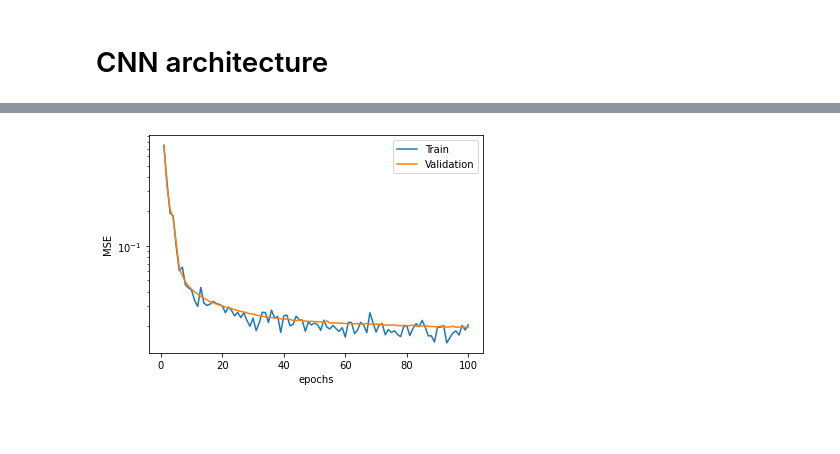
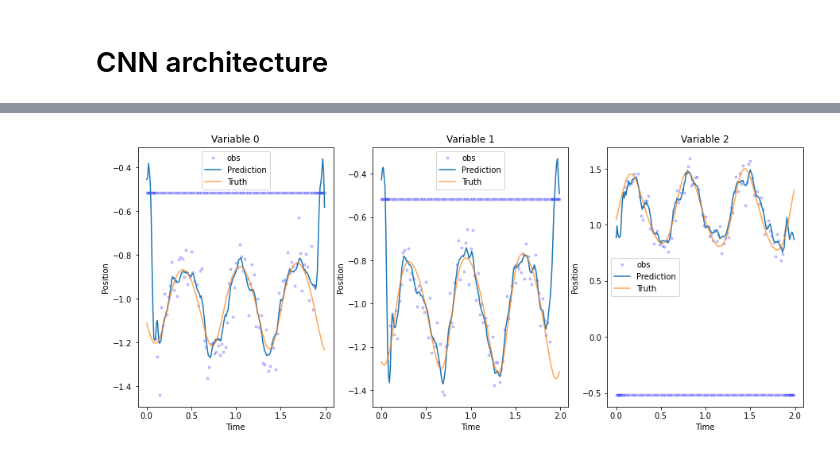
Before and after one commit to cdurand95/DataAssimilationProject, a Jupyter notebook: DAProject_L63_17November.ipynb, the cells around one changed output, grey strips where cells are left out. Cells and saved outputs as stored; diff of their text form; code cells hidden in the pictures; blank space fills up the shorter version.

```diff
--- a/DAProject_L63_17November.ipynb
+++ b/DAProject_L63_17November.ipynb
@@ -139,0 +172,10 @@ CNN : Number of trainable parameters = 12060
+# %%
+model_CNN = CNN()
+
+print(model_CNN)
+print('CNN : Number of trainable parameters = %d'%(sum(p.numel() for p in model_CNN.parameters() if p.requires_grad)))
+
+tb_logger = pl_loggers.TensorBoardLogger("logs/")
+#Train the model
+trainer = pl.Trainer(logger=tb_logger,max_epochs=40,enable_progress_bar=False)
+trainer.fit(model_CNN)
@@ -140,87 +215,12 @@ CNN : Number of trainable parameters = 12060
 # %%
 batch_size=128
-training_dataset     = torch.utils.data.TensorDataset(torch.Tensor(x_train_Init),torch.Tensor(x_train_obs),torch.Tensor(mask_train),torch.Tensor(x_train)) # create your datset
-val_dataset          = torch.utils.data.TensorDataset(torch.Tensor(x_val_Init),torch.Tensor(x_val_obs),torch.Tensor(mask_val),torch.Tensor(x_val)) # create your datset
-test_dataset         = torch.utils.data.TensorDataset(torch.Tensor(x_test_Init),torch.Tensor(x_test_obs),torch.Tensor(mask_test),torch.Tensor(x_test)) # create your datset
+training_dataset   = torch.utils.data.TensorDataset(torch.Tensor(x_train_Init),torch.Tensor(x_train_obs),torch.Tensor(mask_train),torch.Tensor(x_train))
+val_dataset        = torch.utils.data.TensorDataset(torch.Tensor(x_val_Init),torch.Tensor(x_val_obs),torch.Tensor(mask_val),torch.Tensor(x_val))
+test_dataset       = torch.utils.data.TensorDataset(torch.Tensor(x_test_Init),torch.Tensor(x_test_obs),torch.Tensor(mask_test),torch.Tensor(x_test))
 dataloaders = {
     'train': torch.utils.data.DataLoader(training_dataset, batch_size=batch_size, shuffle=True, num_workers=0),
     'val': torch.utils.data.DataLoader(val_dataset, batch_size=batch_size, shuffle=False, num_workers=0),
     'test': torch.utils.data.DataLoader(test_dataset, batch_size=batch_size, shuffle=False, num_workers=0)}
 
-since = time.time()
-device = torch.device("cuda" if torch.cuda.is_available() else "cpu")
-
-best_model_CNN_wts = copy.deepcopy(model_CNN.state_dict())
-best_loss         = 1e10
-
-optimizer      = optim.Adam(model_CNN.parameters(), lr=1e-4)
-exp_lr_scheduler = lr_scheduler.StepLR(optimizer, step_size=100, gamma=0.1)
-
-
-num_epochs = 100
-tot_loss=[]
-tot_val_loss=[]
-for epoch in range(num_epochs):
-    print('Epoch {}/{}'.format(epoch, num_epochs - 1))
-    for phase in ['train','val']:
-        if phase == 'train':
-          model_CNN.train()
-        else:
-          model_CNN.eval()   # Set model to evaluate mode
-
-        running_loss = 0.0
-        num_loss     = 0
-
-        running_val_loss = 0.0
-        num_val_loss     = 0
-        for inputs_init,inputs_missing,masks,targets_GT in dataloaders[phase]:
-            inputs_missing    = inputs_missing.to(device)
-            optimizer.zero_grad()
-
-            with torch.set_grad_enabled(True):
-
-                outputs = model_CNN(inputs_missing)
-
-                loss      = torch.mean((outputs - targets_GT)**2 )
-
-                # backward + optimize only if in training phase
-                if phase == 'train':
-                  loss.backward()
-                  optimizer.step()
-
-
-
-        if phase == 'train':
-            exp_lr_scheduler.step()
-            running_loss             += loss.item() * inputs_missing.size(0)
-            num_loss                 += inputs_missing.size(0)
-            epoch_loss       = running_loss / num_loss
-            tot_loss.append(epoch_loss)
-            print('Train Loss: {:.4f} '.format(epoch_loss))
-
-        else :
-            running_val_loss             += loss.item() * inputs_missing.size(0)
-            num_val_loss                 += inputs_missing.size(0)
-            epoch_val_loss       = running_val_loss / num_val_loss
-            tot_val_loss.append(epoch_val_loss)
-            print('Val Loss: {:.4f} '.format(epoch_val_loss))
-
-
-
-        if phase == 'val' and epoch_loss < best_loss:
-            best_loss = epoch_loss
-            best_model_wts = copy.deepcopy(model_CNN.state_dict())
-
-
-
-plt.semilogy(np.arange(1,num_epochs+1,1),tot_loss,'-',label='Train')
-plt.semilogy(np.arange(1,num_epochs+1,1),tot_val_loss,'-',label='Validation')
-plt.xlabel('epochs')
-plt.ylabel('MSE')
-plt.legend()
-plt.show()
-time_elapsed = time.time() - since
-print('Training complete in {:.0f}m {:.0f}s'.format(
-    time_elapsed // 60, time_elapsed % 60))
-print('Best val loss: {:4f}'.format(best_loss))
+plot_prediction(model_CNN,idx=25,dataset=dataloaders['test'])
 # %% [output]
@@ -244 +227 @@ Val Loss: 0.0195
-[figure, old version]
+[figure, new version]
```
Also changed, not shown: parts of 9 cells of this notebook, 4 other files.
